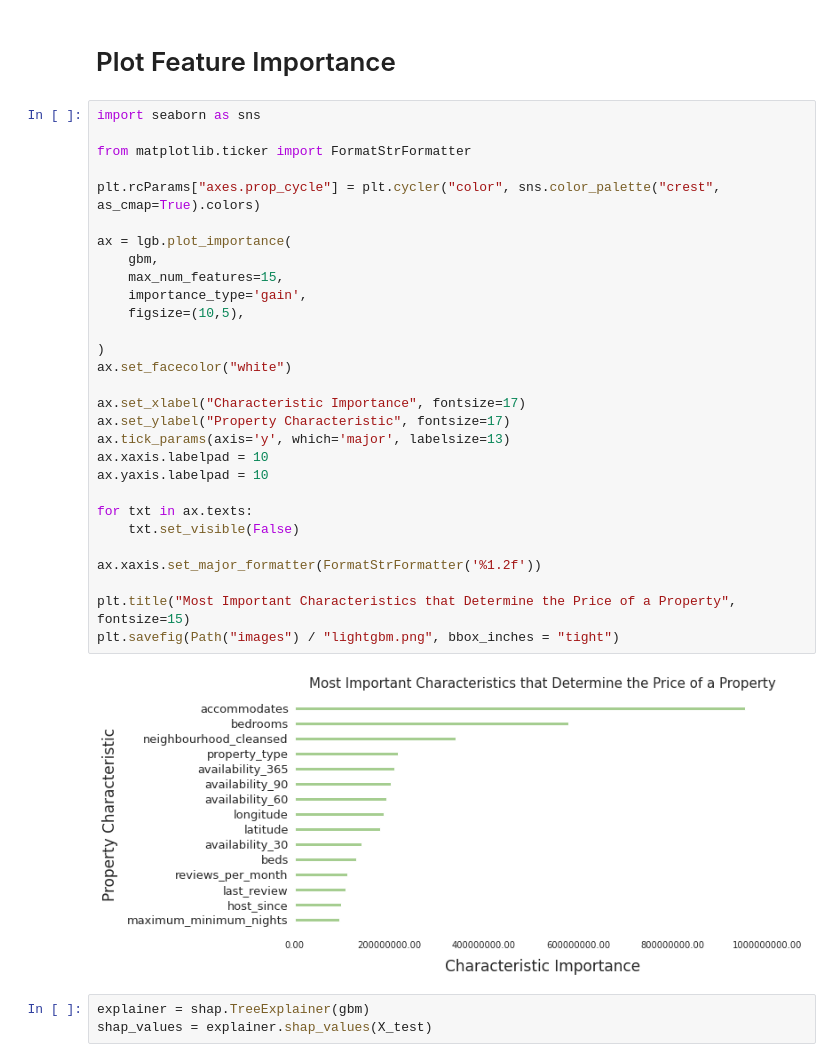
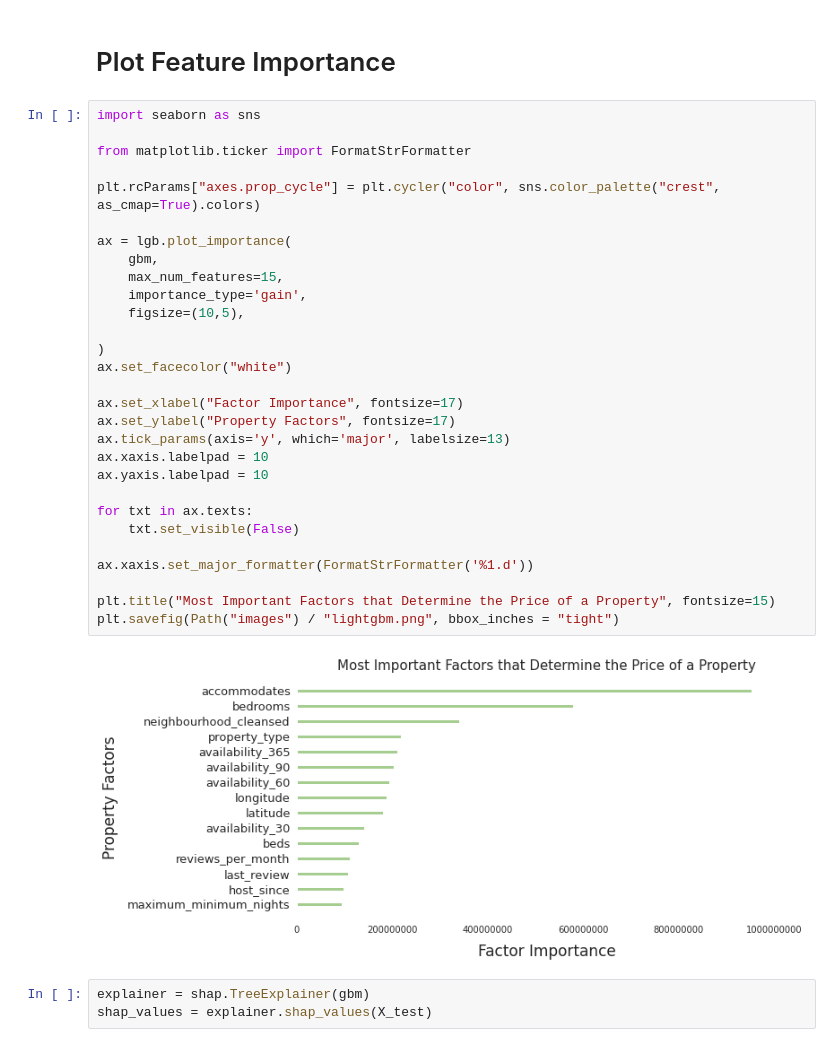
Before and after one commit to js658g/airbnb-data-analysis, a Jupyter notebook: lightgbm.ipynb, the cells around one changed output. Cells and saved outputs as stored; diff of their text form.

```diff
--- a/lightgbm.ipynb
+++ b/lightgbm.ipynb
@@ -169,34 +162,34 @@ RMSE Score: 73.7242
 # %%
 import seaborn as sns
 
 from matplotlib.ticker import FormatStrFormatter
 
 plt.rcParams["axes.prop_cycle"] = plt.cycler("color", sns.color_palette("crest", as_cmap=True).colors)
 
 ax = lgb.plot_importance(
     gbm,
     max_num_features=15,
     importance_type='gain',
     figsize=(10,5),
 
 )
 ax.set_facecolor("white")
 
-ax.set_xlabel("Characteristic Importance", fontsize=17)
-ax.set_ylabel("Property Characteristic", fontsize=17)
+ax.set_xlabel("Factor Importance", fontsize=17)
+ax.set_ylabel("Property Factors", fontsize=17)
 ax.tick_params(axis='y', which='major', labelsize=13)
 ax.xaxis.labelpad = 10
 ax.yaxis.labelpad = 10
 
 for txt in ax.texts:
     txt.set_visible(False)
 
-ax.xaxis.set_major_formatter(FormatStrFormatter('%1.2f'))
+ax.xaxis.set_major_formatter(FormatStrFormatter('%1.d'))
 
-plt.title("Most Important Characteristics that Determine the Price of a Property", fontsize=15)
+plt.title("Most Important Factors that Determine the Price of a Property", fontsize=15)
 plt.savefig(Path("images") / "lightgbm.png", bbox_inches = "tight")
 # %% [output]
-[figure, old version]
+[figure, new version]
 # %%
 explainer = shap.TreeExplainer(gbm)
 shap_values = explainer.shap_values(X_test)
```
Also changed, not shown: parts of 2 cells of this notebook, 10 other files.
